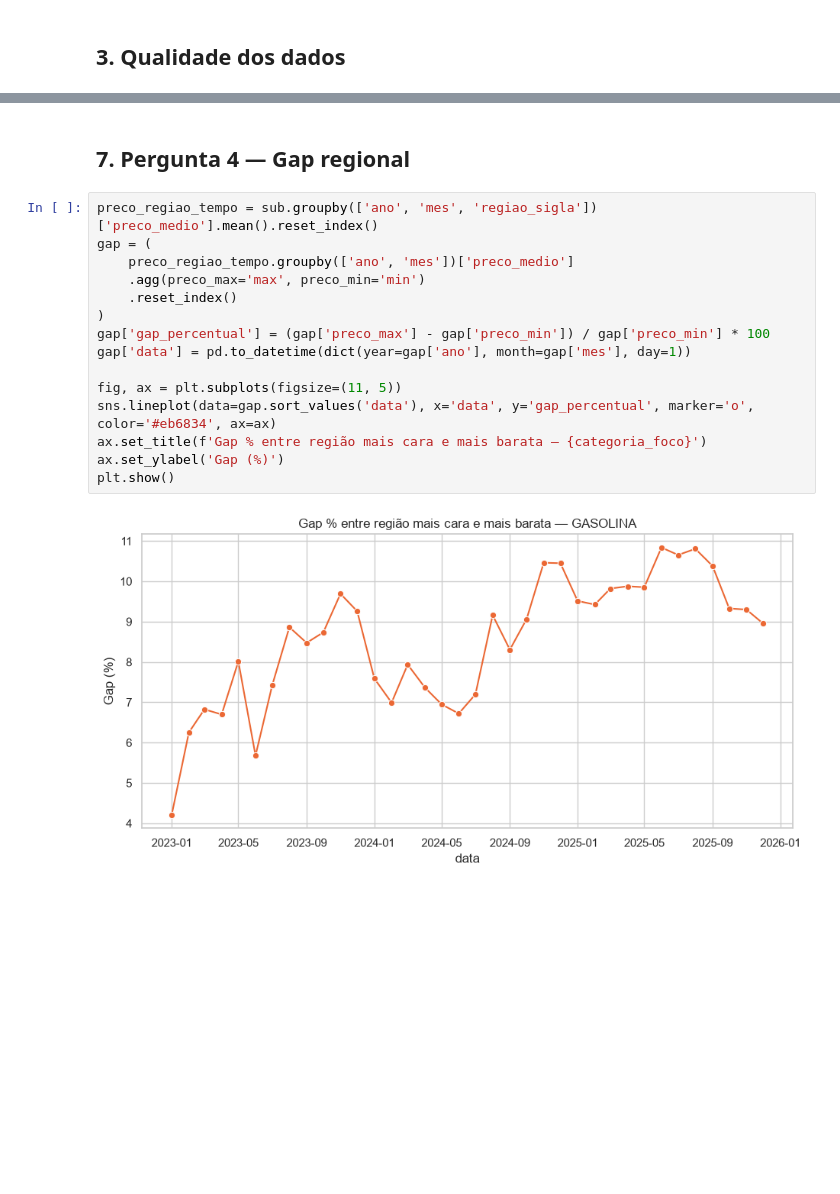
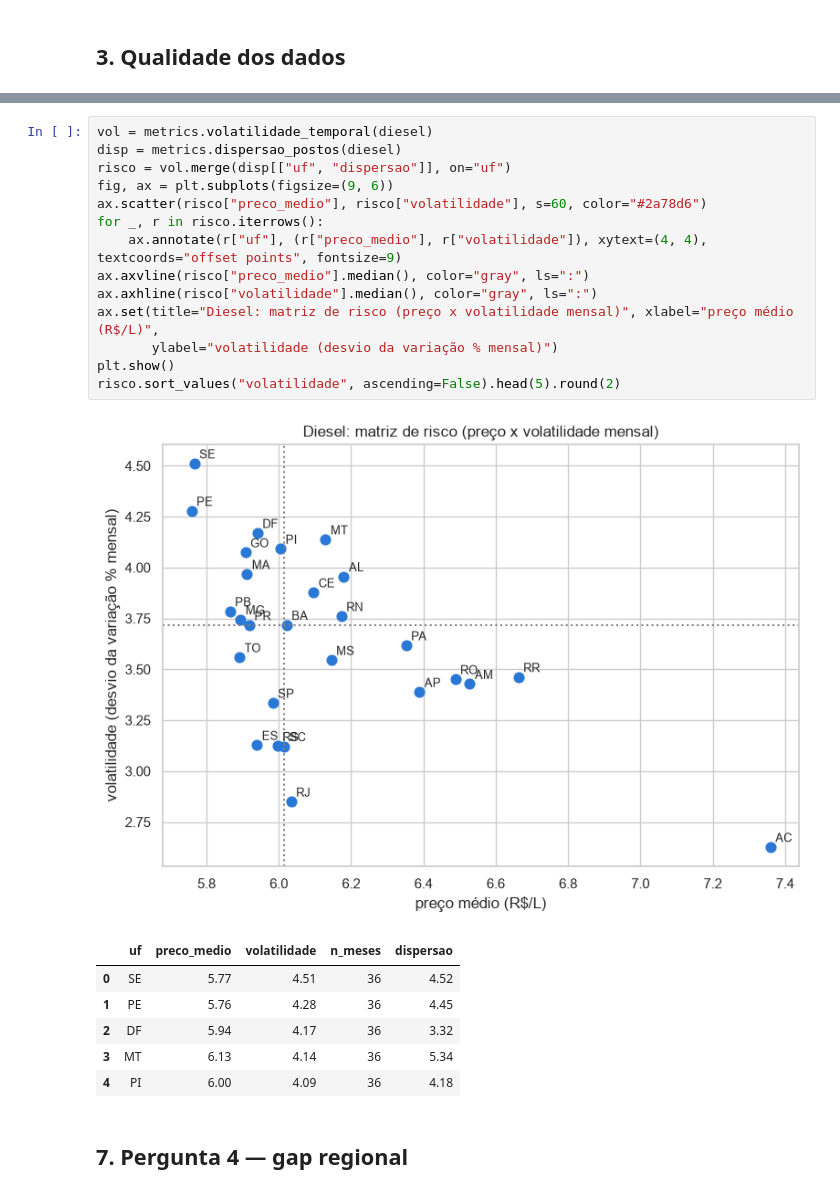
Before and after one commit to lopsxzale/logistics-distribution-analytics, a Jupyter notebook: notebooks/01_exploracao.ipynb, the cells around one changed output, grey strips where cells are left out. Drawn from its saved outputs; the diff is of its cells as text; blank space fills up the shorter version.

```diff
--- a/notebooks/01_exploracao.ipynb
+++ b/notebooks/01_exploracao.ipynb
@@ -130,19 +122,24 @@ plt.show()
+# %%
+vol = metrics.volatilidade_temporal(diesel)
+disp = metrics.dispersao_postos(diesel)
+risco = vol.merge(disp[["uf", "dispersao"]], on="uf")
+fig, ax = plt.subplots(figsize=(9, 6))
+ax.scatter(risco["preco_medio"], risco["volatilidade"], s=60, color="#2a78d6")
+for _, r in risco.iterrows():
+    ax.annotate(r["uf"], (r["preco_medio"], r["volatilidade"]), xytext=(4, 4), textcoords="offset points", fontsize=9)
+ax.axvline(risco["preco_medio"].median(), color="gray", ls=":")
+ax.axhline(risco["volatilidade"].median(), color="gray", ls=":")
+ax.set(title="Diesel: matriz de risco (preço x volatilidade mensal)", xlabel="preço médio (R$/L)",
+       ylabel="volatilidade (desvio da variação % mensal)")
+plt.show()
+risco.sort_values("volatilidade", ascending=False).head(5).round(2)
+# %% [output]
+[figure, added]
+|  | uf | preco_medio | volatilidade | n_meses | dispersao |
+| 0 | SE | 5.77 | 4.51 | 36 | 4.52 |
+| 1 | PE | 5.76 | 4.28 | 36 | 4.45 |
+| 2 | DF | 5.94 | 4.17 | 36 | 3.32 |
+| 3 | MT | 6.13 | 4.14 | 36 | 5.34 |
+| 4 | PI | 6.00 | 4.09 | 36 | 4.18 |
 # %% [markdown]
-## 7. Pergunta 4 — Gap regional
+## 7. Pergunta 4 — gap regional
-# %%
-preco_regiao_tempo = sub.groupby(['ano', 'mes', 'regiao_sigla'])['preco_medio'].mean().reset_index()
-gap = (
-    preco_regiao_tempo.groupby(['ano', 'mes'])['preco_medio']
-    .agg(preco_max='max', preco_min='min')
-    .reset_index()
-)
-gap['gap_percentual'] = (gap['preco_max'] - gap['preco_min']) / gap['preco_min'] * 100
-gap['data'] = pd.to_datetime(dict(year=gap['ano'], month=gap['mes'], day=1))
-
-fig, ax = plt.subplots(figsize=(11, 5))
-sns.lineplot(data=gap.sort_values('data'), x='data', y='gap_percentual', marker='o', color='#eb6834', ax=ax)
-ax.set_title(f'Gap % entre região mais cara e mais barata — {categoria_foco}')
-ax.set_ylabel('Gap (%)')
-plt.show()
-# %% [output]
-[figure, removed]
```
Also changed, not shown: parts of 26 cells of this notebook, 51 other files.
